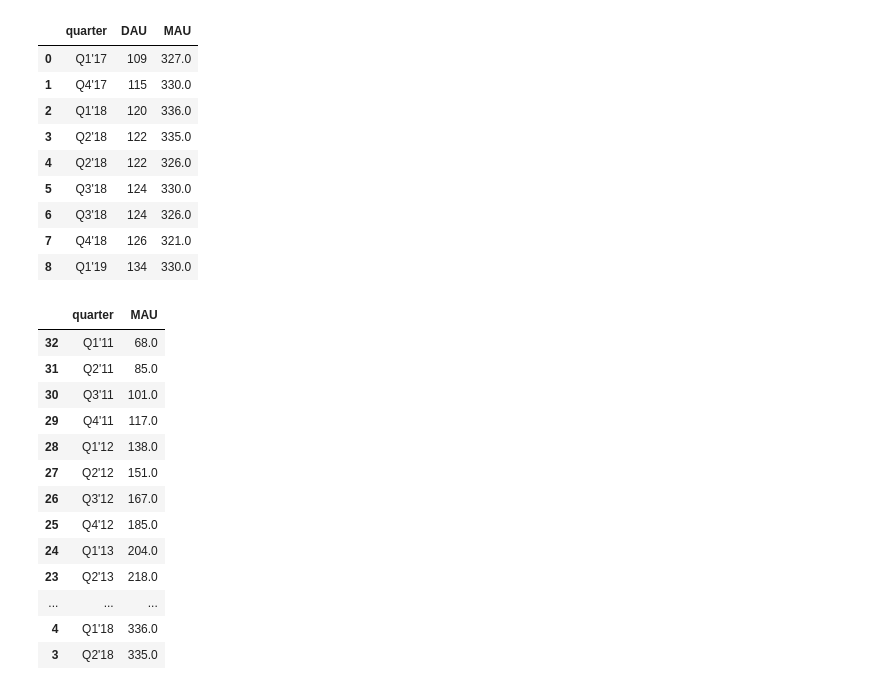
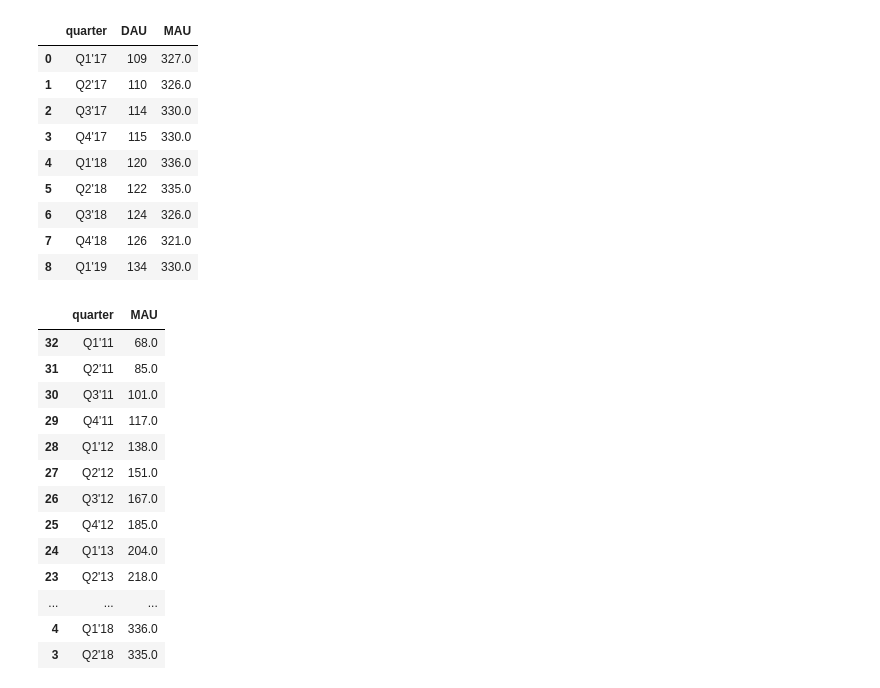
Before and after one commit to DhanushR24/A-study-On-Social-Media-Measurement-Using-Customer-Segmentation-Approach, a Jupyter notebook: visualize.ipynb, the cells around one changed output. Saved outputs shown, nothing was run; the diff lists cells and outputs as text; code cells hidden in the pictures.

```diff
--- a/visualize.ipynb
+++ b/visualize.ipynb
@@ -27,18 +27,20 @@ def fixTwQuarter(quarter : str):
 fb['quarter'] = fb['quarter'].apply(lambda quarter: fixQuarter(quarter, 'fb'))
 twMAU['quarter'] = twMAU['quarter'].apply(lambda quarter: fixQuarter(quarter, 'Tw'))
 # %%
-pd.merge(tw, twMAU, on="quarter")
+twCom = pd.merge(tw, twMAU, on="quarter")
-# %% [output]
-|  | quarter | DAU | MAU |
-| 0 | Q1'17 | 109 | 327.0 |
-| 1 | Q4'17 | 115 | 330.0 |
-| 2 | Q1'18 | 120 | 336.0 |
-| 3 | Q2'18 | 122 | 335.0 |
-| 4 | Q2'18 | 122 | 326.0 |
-| 5 | Q3'18 | 124 | 330.0 |
-| 6 | Q3'18 | 124 | 326.0 |
-| 7 | Q4'18 | 126 | 321.0 |
-| 8 | Q1'19 | 134 | 330.0 |
+# %%
+twCom
+# %% [output]
+|  | quarter | DAU | MAU |
+| 0 | Q1'17 | 109 | 327.0 |
+| 1 | Q2'17 | 110 | 326.0 |
+| 2 | Q3'17 | 114 | 330.0 |
+| 3 | Q4'17 | 115 | 330.0 |
+| 4 | Q1'18 | 120 | 336.0 |
+| 5 | Q2'18 | 122 | 335.0 |
+| 6 | Q3'18 | 124 | 326.0 |
+| 7 | Q4'18 | 126 | 321.0 |
+| 8 | Q1'19 | 134 | 330.0 |
 # %%
 twMAU
 # %% [output]
```
Also changed, not shown: parts of 3 cells of this notebook, 1 other file.
